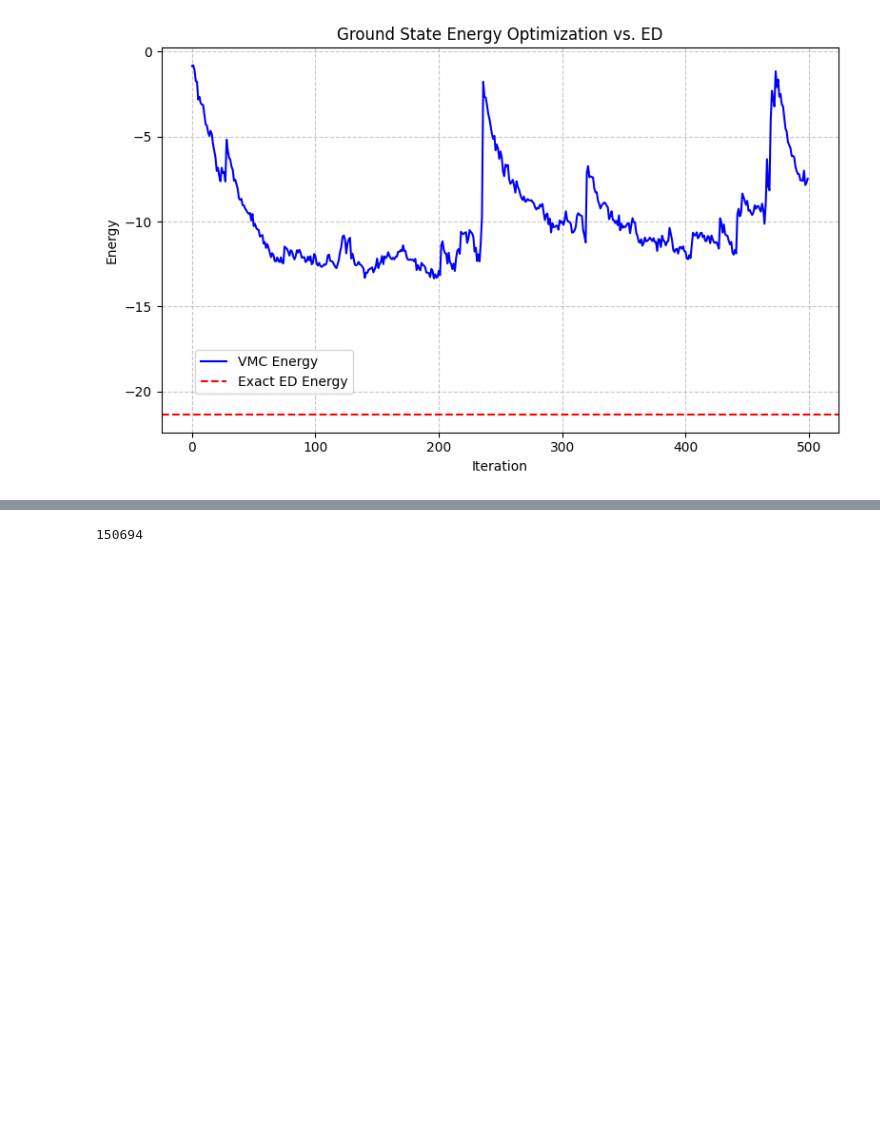
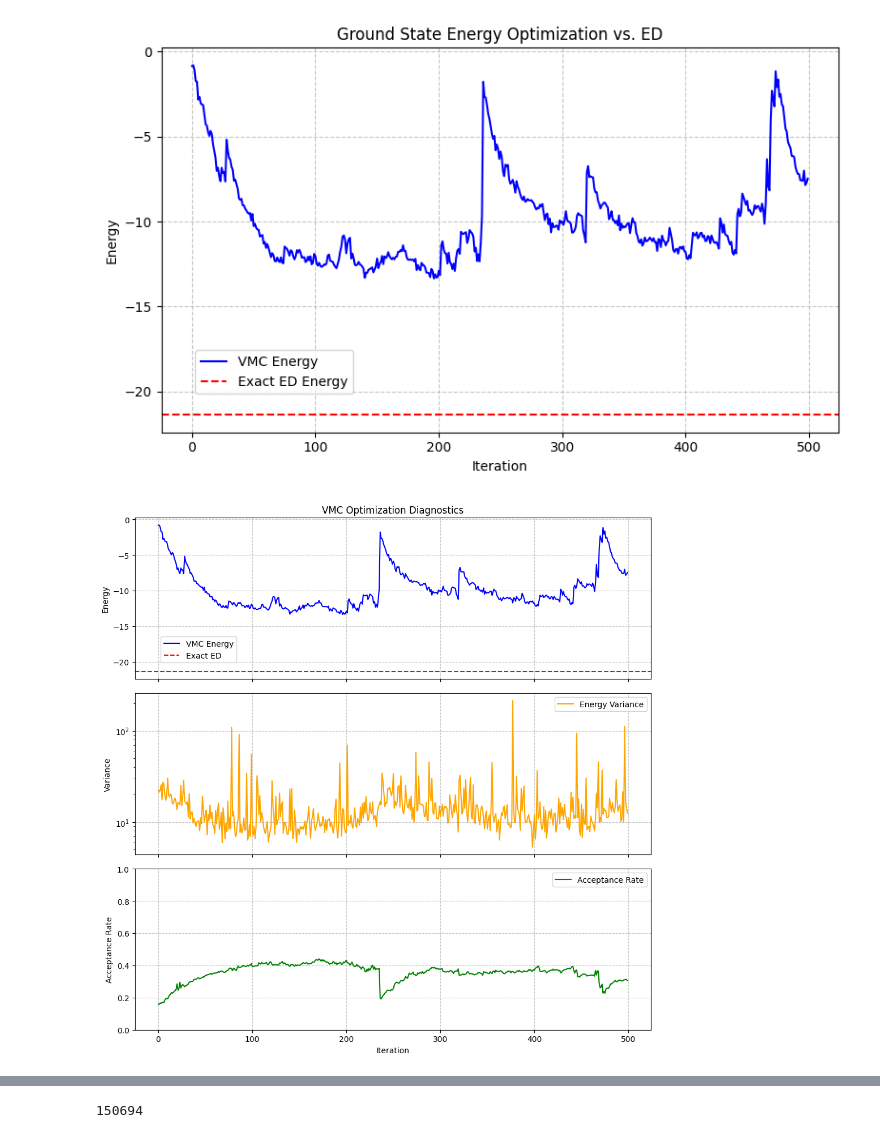
Before and after one commit to brandoncovert/NN_Discrete, a Jupyter notebook: VMC.ipynb, the cells around one changed output, grey strips where cells are left out. Drawn from its saved outputs; the diff is of its cells as text; code cells hidden in the pictures; blank space fills up the shorter version.

Commit message:
made some plots

```diff
--- a/VMC.ipynb
+++ b/VMC.ipynb
@@ -295,3 +295,40 @@ plt.tight_layout()
 plt.show()
 # %% [output]
 [figure]
+# %%
+# Extract data from the log
+variance = NN_log["Energy"]["Variance"].real
+
+# Acceptance is just a raw scalar history, not a Stats object
+acceptance = NN_log["acceptance"].value
+
+# Create a 3-panel plot
+fig, (ax1, ax2, ax3) = plt.subplots(3, 1, figsize=(10, 10), sharex=True)
+
+# 1. Energy Plot
+ax1.plot(iters, energy, color='blue', label='VMC Energy')
+ax1.axhline(y=E_gs, color='red', linestyle='--', label='Exact ED')
+ax1.set_ylabel('Energy')
+ax1.set_title('VMC Optimization Diagnostics')
+ax1.grid(True, linestyle='--', alpha=0.7)
+ax1.legend(loc=(0.05, 0.1))
+
+# 2. Variance Plot
+ax2.plot(iters, variance, color='orange', label='Energy Variance')
+ax2.set_ylabel('Variance')
+ax2.set_yscale('log')
+ax2.grid(True, linestyle='--', alpha=0.7)
+ax2.legend()
+
+# 3. Acceptance Rate Plot
+ax3.plot(iters, acceptance, color='green', label='Acceptance Rate')
+ax3.set_ylabel('Acceptance Rate')
+ax3.set_xlabel('Iteration')
+ax3.set_ylim(0, 1)
+ax3.grid(True, linestyle='--', alpha=0.7)
+ax3.legend()
+
+plt.tight_layout()
+plt.show()
+# %% [output]
+[figure, added]
```
Also changed, not shown: parts of 2 cells of this notebook.
